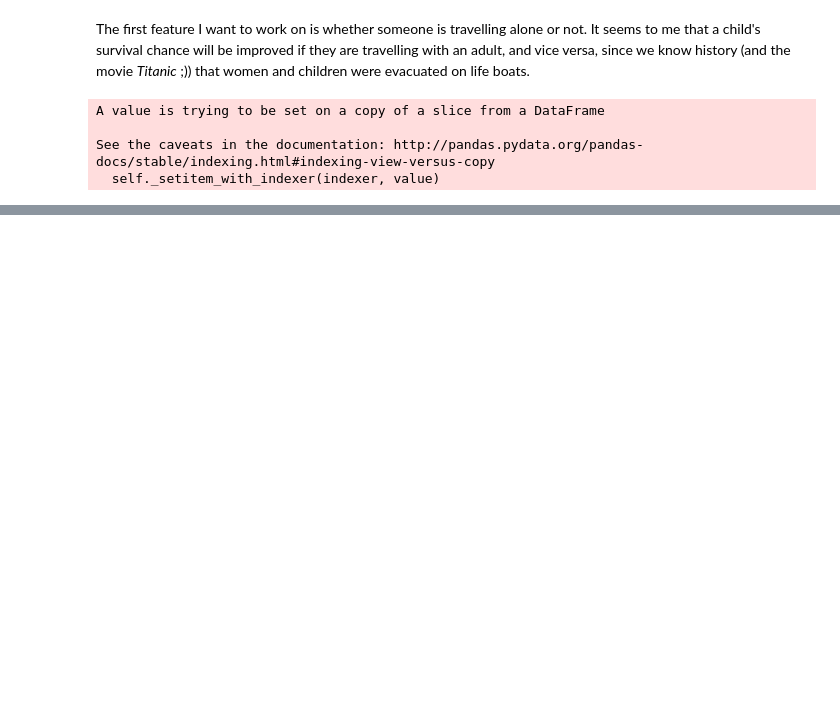
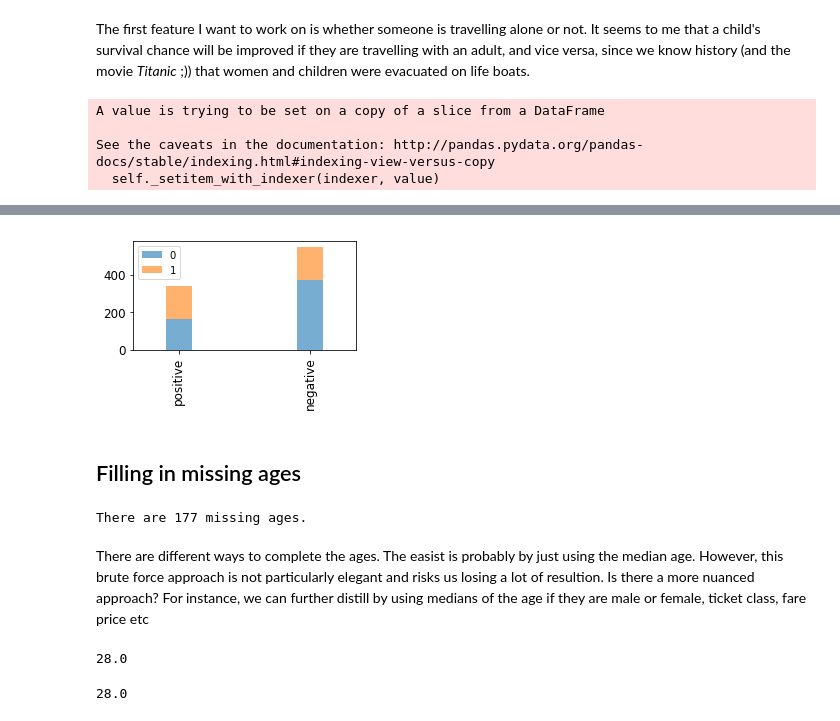
Before and after one commit to mdommett/titanic, a Jupyter notebook: notebook.ipynb, the cells around one changed output, grey strips where cells are left out. Drawn from its saved outputs; the diff is of its cells as text; code cells hidden in the pictures; blank space fills up the shorter version.

```diff
--- a/notebook.ipynb
+++ b/notebook.ipynb
@@ -375,10 +374,10 @@ print("{} in the set, {} features in the training set, {} in the test set. {} fe
 # %% [markdown]
 The first feature I want to work on is whether someone is travelling alone or not. It seems to me that a child's survival chance will be improved if they are travelling with an adult, and vice versa, since we know history (and the movie _Titanic_ ;)) that women and children were evacuated on life boats.
 # %%
-train["Solo"]=train["Parch"] + train["SibSp"]
+train["Accompanied"]=train["Parch"] + train["SibSp"]
 # %%
-train['Solo'].loc[train['Solo'] > 0] = 1
-train['Solo'].loc[train['Solo'] == 0] = 0
+train['Accompanied'].loc[train['Accompanied'] > 0] = 1
+train['Accompanied'].loc[train['Accompanied'] == 0] = 0
 # %% [output]
 A value is trying to be set on a copy of a slice from a DataFrame
 
@@ -389,0 +398,20 @@ AttributeError: 'Series' object has no attribute 'range'
+# %%
+plot_by_feat(train,"Survived","Accompanied")
+# %% [output]
+[figure, added]
+# %% [markdown]
+## Filling in missing ages
+# %%
+print("There are {} missing ages.".format(train[train["Age"].isnull()].shape[0]))
+# %% [output]
+There are 177 missing ages.
+# %% [markdown]
+There are different ways to complete the ages. The easist is probably by just using the median age. However, this brute force approach is not particularly elegant and risks us losing a lot of resultion. Is there a more nuanced approach? For instance, we can further distill by using medians of the age if they are male or female, ticket class, fare price etc
+# %%
+train["Age"].median()
+# %% [output]
+28.0
+# %%
+train.loc[train["Survived"]==1,"Age"].median()
+# %% [output]
+28.0
```
Also changed, not shown: parts of 8 cells of this notebook.
